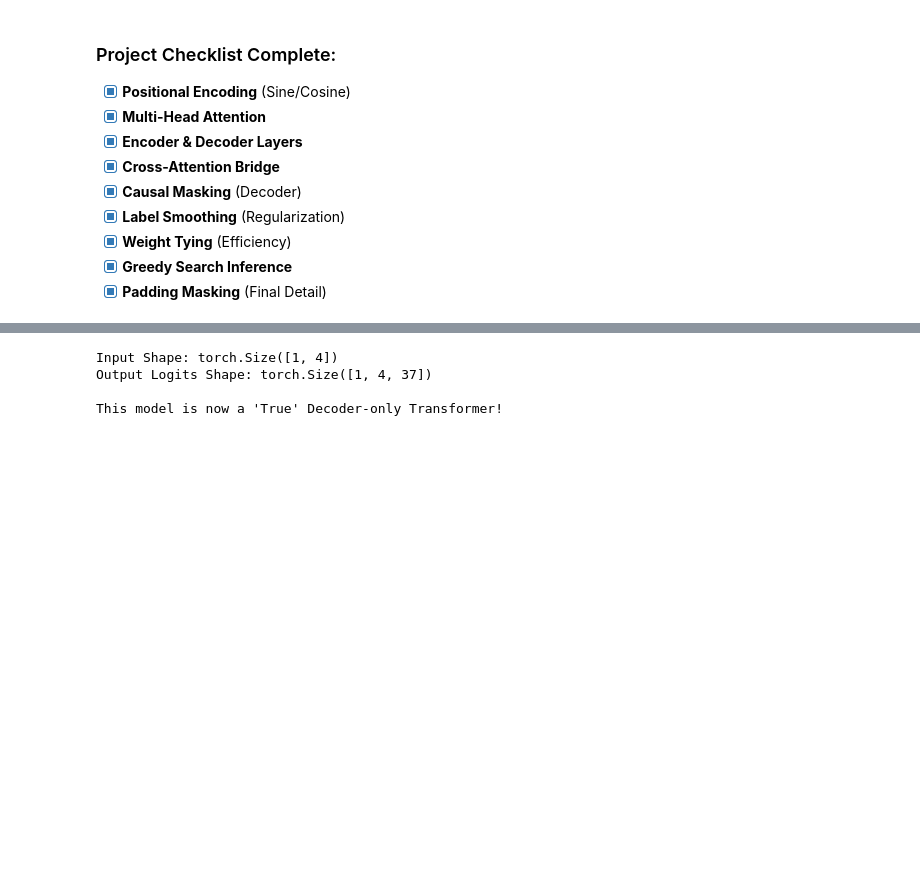
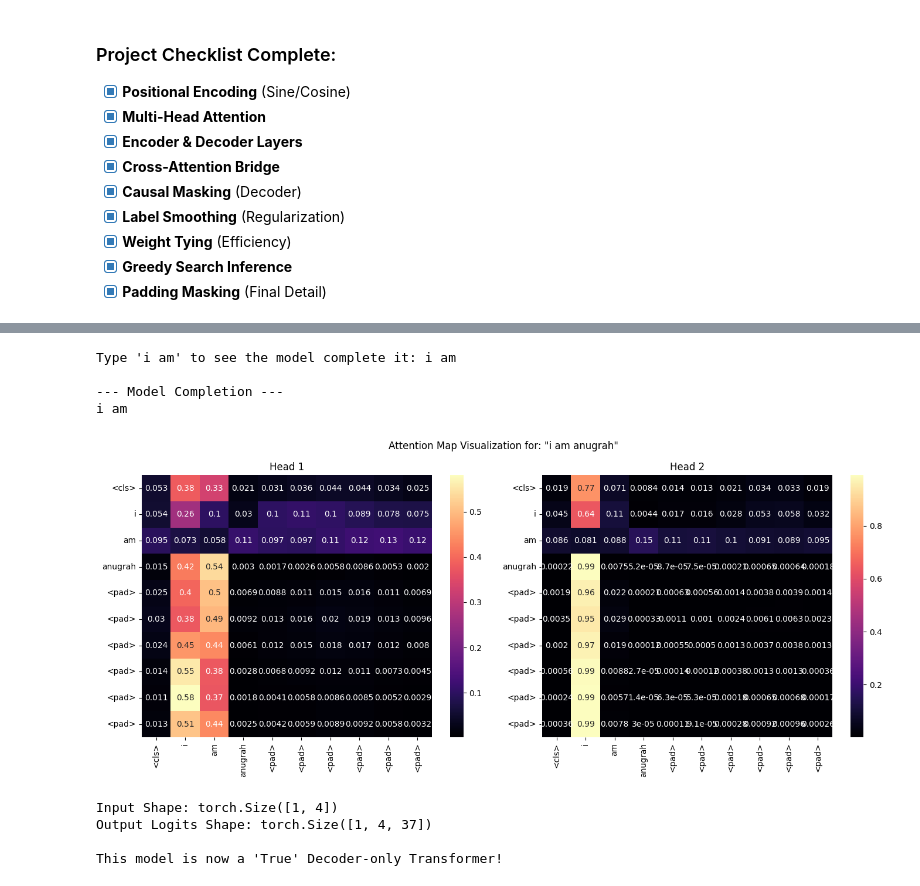
Before and after one commit to heyanugrah/pytorch, a Jupyter notebook: basicTransformer.ipynb, the cells around one changed output, grey strips where cells are left out. Saved outputs shown, nothing was run; the diff lists cells and outputs as text; code cells hidden in the pictures; blank space fills up the shorter version.

Commit message:
#complete transformer archiecture

```diff
--- a/basicTransformer.ipynb
+++ b/basicTransformer.ipynb
@@ -1195,3 +1139,9 @@ def create_causal_mask(size):
+# %%
+def create_causal_mask(size):
+    """Generates a square triangular mask for nn.MultiheadAttention.
+    Standard PyTorch MHA expects (seq_len, seq_len) for 2D mask."""
+    mask = torch.triu(torch.ones(size, size), diagonal=1).bool()
+    return mask # Shape: (seq_len, seq_len)
 # %%
 # Demonstration of the Decoder Mask
 mask = create_causal_mask(5)
@@ -1783,3 +1868,74 @@ Padding mask helper defined. Your project is now architecturally complete!
+# %%
+user_input = input("Type 'i am' to see the model complete it: ")
+
+# Using the updated generate_text that prevents early stopping
+generated_output = generate_text(
+    gpt_style_model,
+    user_input,
+    new_vocab,
+    idx_to_word,
+    max_generate=4,
+    max_seq_len=max_seq_len,
+    temperature=0.7
+)
+
+print(f"\n--- Model Completion ---")
+print(f"{generated_output}")
+# %% [output]
+Type 'i am' to see the model complete it: i am
+
+--- Model Completion ---
+i am
+# %%
+import matplotlib.pyplot as plt
+import seaborn as sns
+import torch
+import math
+
+def plot_attention(text, model, vocab, idx_to_word, max_seq_len):
+    model.eval()
+    # Use the same tokenizer
+    input_ids = tokenize(text, vocab, max_seq_len)
+    tokens = [idx_to_word.get(i.item(), '<pad>') for i in input_ids[0]]
+
+    with torch.no_grad():
+        # 1. Get embeddings + PE
+        x = model.embedding(input_ids)
+        x = model.positional_encoding(x)
+
+        # 2. Access the first layer of the decoder
+        # Note: We reach into our custom TransformerDecoderLayer implementation
+        layer = model.decoder.layers[0]
+        batch_size, seq_len, _ = x.shape
+
+        # 3. Manually project Q and K to compute attention weights for visualization
+        # We use the internal self-attention or the weights from our custom layer
+        # In our implementation, we used nn.MultiheadAttention or custom Linear layers
+        # If using the custom TransformerEncoderLayer logic we built:
+        Q = layer.Wq(x).view(batch_size, seq_len, layer.num_heads, layer.head_dim).transpose(1, 2)
+        K = layer.Wk(x).view(batch_size, seq_len, layer.num_heads, layer.head_dim).transpose(1, 2)
+
+        scores = torch.matmul(Q, K.transpose(-2, -1)) / math.sqrt(layer.head_dim)
+        attn_weights = torch.softmax(scores, dim=-1).cpu().numpy()
+
+    # Plot each head
+    fig, axes = plt.subplots(1, layer.num_heads, figsize=(14, 6))
+    if layer.num_heads == 1:
+        axes = [axes]
+
+    for h in range(layer.num_heads):
+        sns.heatmap(attn_weights[0, h], xticklabels=tokens, yticklabels=tokens,
+                    annot=True, cmap='magma', ax=axes[h])
+        axes[h].set_title(f'Head {h+1}')
+
+    plt.suptitle(f'Attention Map Visualization for: "{text}"')
+    plt.tight_layout()
+    plt.show()
+
+# Visualize attention for a sample phrase using the trained GPT model
+plot_attention("i am anugrah", gpt_style_model, new_vocab, idx_to_word, max_seq_len)
+# %% [output]
+[figure, added]
 # %%
 # Initialize the Decoder-Only Model (GPT Style)
 gpt_style_model = TransformerForGeneration(
```
Also changed, not shown: parts of 9 cells of this notebook.
